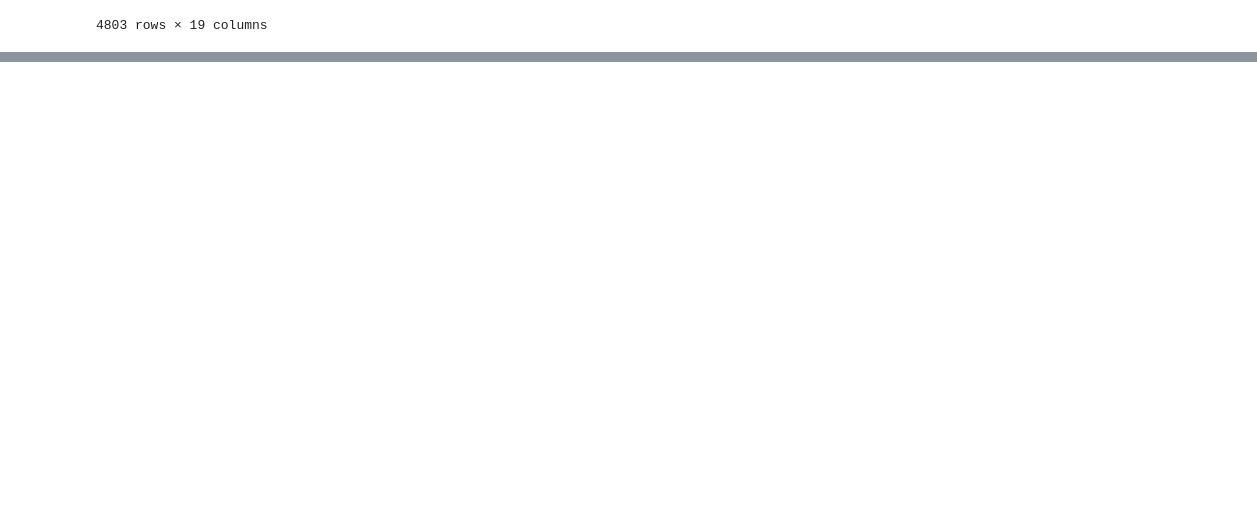
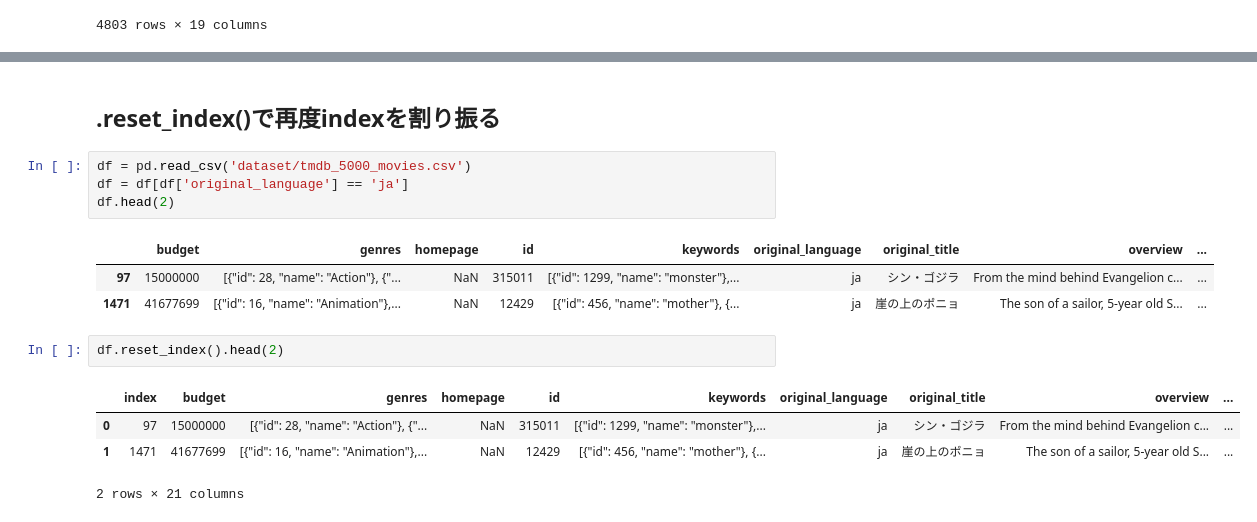
Before and after one commit to Ito-01-20/statistics_practice, a Jupyter notebook: Pandas.ipynb, the cells around one changed output, grey strips where cells are left out. Cells and saved outputs as stored; diff of their text form; blank space fills up the shorter version.

```diff
--- a/seaborn.ipynb
+++ b/Pandas.ipynb
@@ -182,0 +202,17 @@ df.drop('id', axis=1)
+# %% [markdown]
+## .reset_index()で再度indexを割り振る
+# %%
+df = pd.read_csv('dataset/tmdb_5000_movies.csv')
+df = df[df['original_language'] == 'ja']
+df.head(2)
+# %% [output]
+|  | budget | genres | homepage | id | keywords | original_language | original_title | overview | ... |
+| 97 | 15000000 | [{"id": 28, "name": "Action"}, {"... | NaN | 315011 | [{"id": 1299, "name": "monster"},... | ja | シン・ゴジラ | From the mind behind Evangelion c... | ... |
+| 1471 | 41677699 | [{"id": 16, "name": "Animation"},... | NaN | 12429 | [{"id": 456, "name": "mother"}, {... | ja | 崖の上のポニョ | The son of a sailor, 5-year old S... | ... |
+# %%
+df.reset_index().head(2)
+# %% [output]
+|  | index | budget | genres | homepage | id | keywords | original_language | original_title | overview | ... |
+| 0 | 97 | 15000000 | [{"id": 28, "name": "Action"}, {"... | NaN | 315011 | [{"id": 1299, "name": "monster"},... | ja | シン・ゴジラ | From the mind behind Evangelion c... | ... |
+| 1 | 1471 | 41677699 | [{"id": 16, "name": "Animation"},... | NaN | 12429 | [{"id": 456, "name": "mother"}, {... | ja | 崖の上のポニョ | The son of a sailor, 5-year old S... | ... |
+2 rows × 21 columns
```
Also changed, not shown: parts of 5 cells of this notebook, 1 other file.
